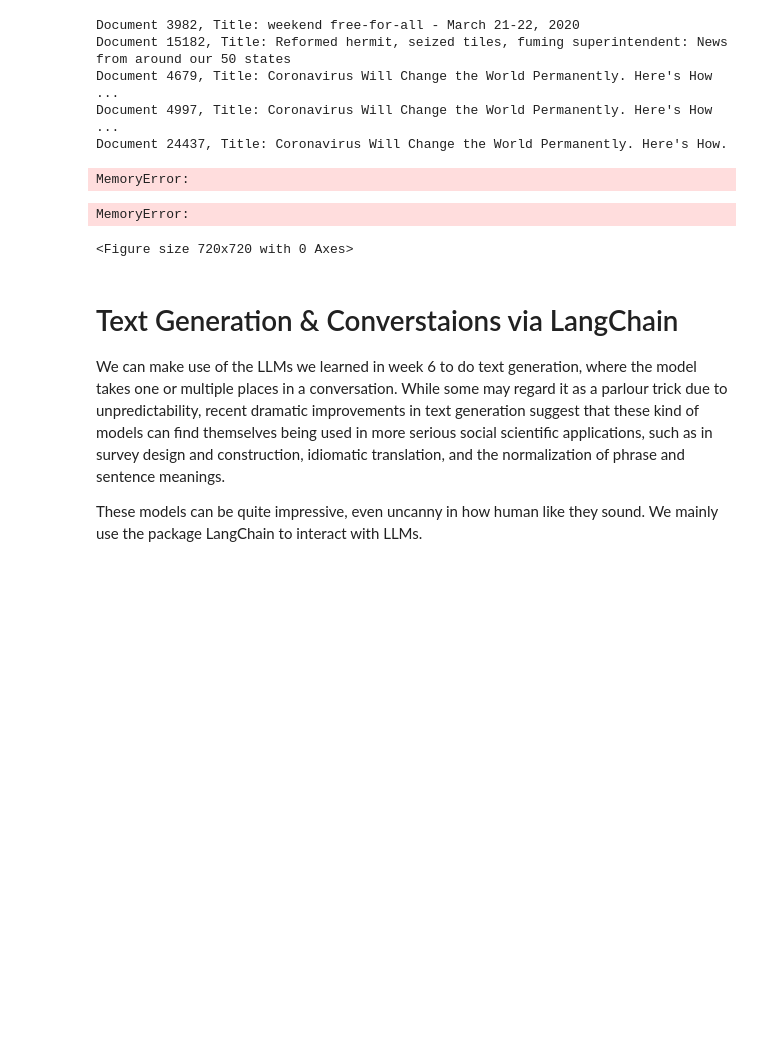
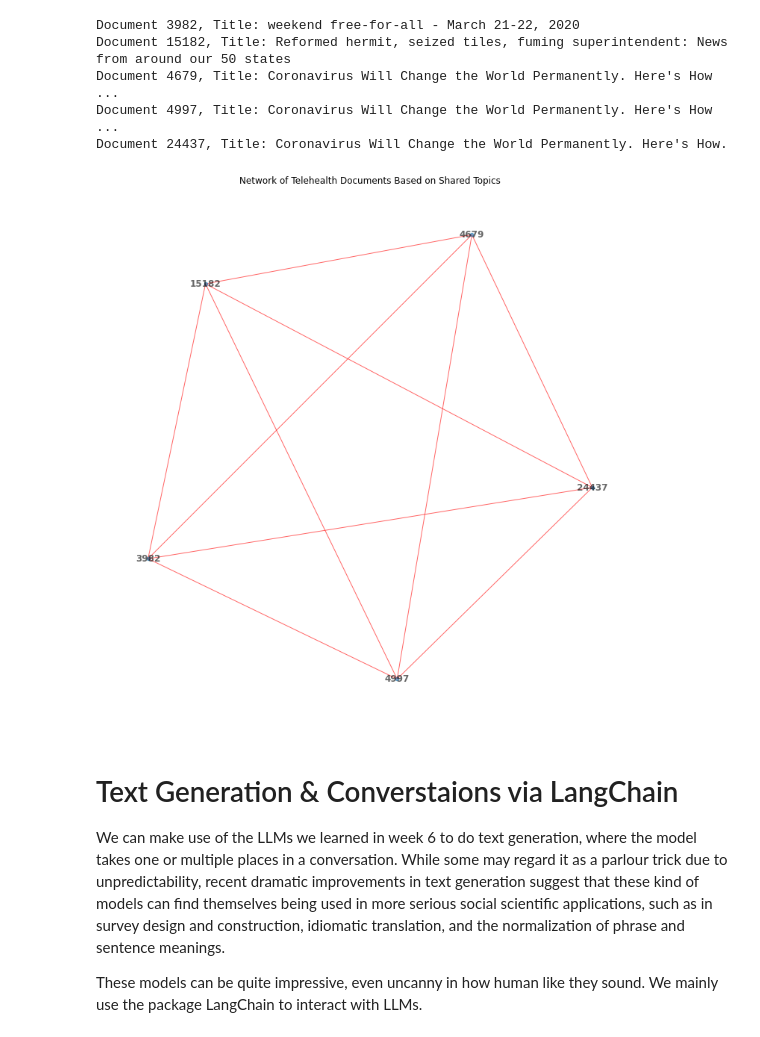
Before and after one commit to floriatea/CCA_NLP, a Jupyter notebook: Homework-Notebooks-2023/week-8/8-Conversation-and-Text-Generation.ipynb, the cells around one changed output. Cells and saved outputs as stored; diff of their text form; code cells hidden in the pictures; blank space fills up the shorter version.

```diff
--- a/Homework-Notebooks-2023/week-8/8-Conversation-and-Text-Generation.ipynb
+++ b/Homework-Notebooks-2023/week-8/8-Conversation-and-Text-Generation.ipynb
@@ -1000,26 +1000,33 @@ Document 4679, Title: Coronavirus Will Change the World Permanently. Here's How
 Document 4997, Title: Coronavirus Will Change the World Permanently. Here's How ...
 Document 24437, Title: Coronavirus Will Change the World Permanently. Here's How.
 # %%
-from networkx.algorithms.community import greedy_modularity_communities
+# from networkx.algorithms.community import greedy_modularity_communities
 
-# Identify communities and analyze a subgraph
-communities = list(greedy_modularity_communities(doc_network))
-# Extract a subgraph for the first community
-subgraph_nodes = list(communities[0])
-subgraph = doc_network.subgraph(subgraph_nodes)
+# edge_weight_threshold = 0.5  # Example threshold
+# filtered_edges = [(u, v) for u, v, d in doc_network.edges(data=True) if d['weight'] > edge_weight_threshold]
+# reduced_graph = doc_network.edge_subgraph(filtered_edges).copy()
 
-# Attempt layout calculation on the smaller subgraph
-pos = nx.spring_layout(subgraph, k=0.1)
+# # Identify communities and analyze a subgraph
+# communities = list(greedy_modularity_communities(doc_network))
+# # Extract a subgraph for the first community
+# subgraph_nodes = list(communities[0])
+# subgraph = doc_network.subgraph(subgraph_nodes)
+
+# Using the most central documents as an example subset
+central_doc_ids = [doc_id for doc_id, _ in most_central_docs]
+# Create a subgraph based on these nodes
+central_docs_subgraph = doc_network.subgraph(central_doc_ids)
+
+# Calculate layout for the reduced subgraph
+pos = nx.spring_layout(central_docs_subgraph, k=0.1)
+#pos=nx.kamada_kawai_layout(central_docs_subgraph)
-# %% [output]
-MemoryError:
 # %%
 plt.figure(figsize=(10, 10))
-nx.draw(doc_network, pos, with_labels=False, node_size=20, edge_color='r', alpha=0.6, font_weight='bold')
+nx.draw(central_docs_subgraph, pos, with_labels=True, node_size=20, edge_color='r', alpha=0.6, font_weight='bold')
 plt.title('Network of Telehealth Documents Based on Shared Topics')
 plt.show()
 # %% [output]
-MemoryError:
-<Figure size 720x720 with 0 Axes>
+[figure, added]
 # %%
 from networkx.algorithms.community import greedy_modularity_communities
 
```
